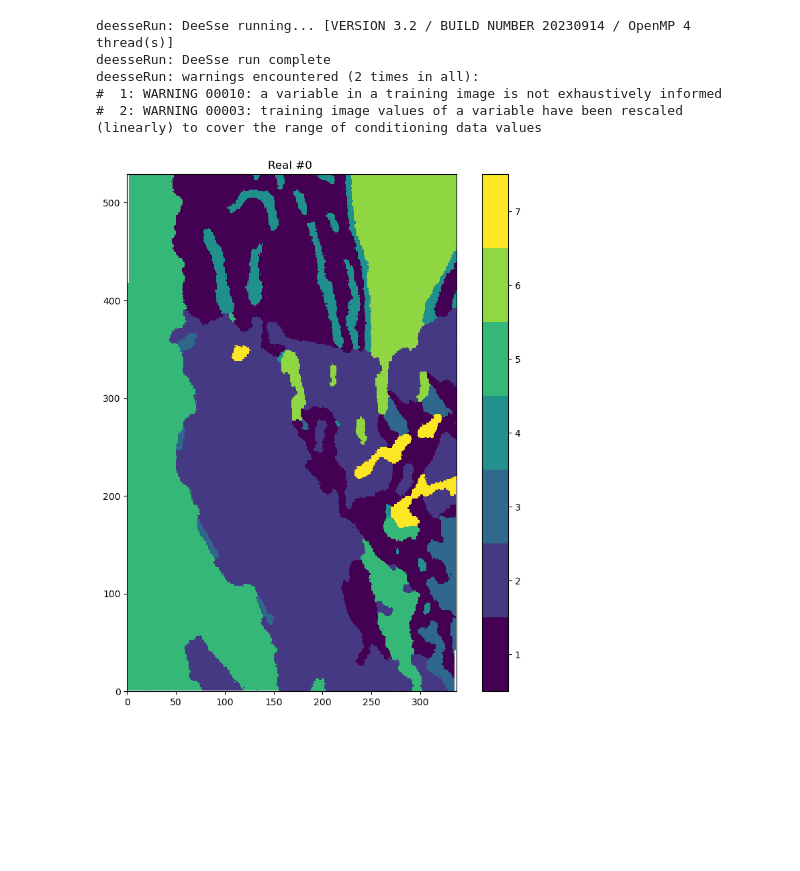
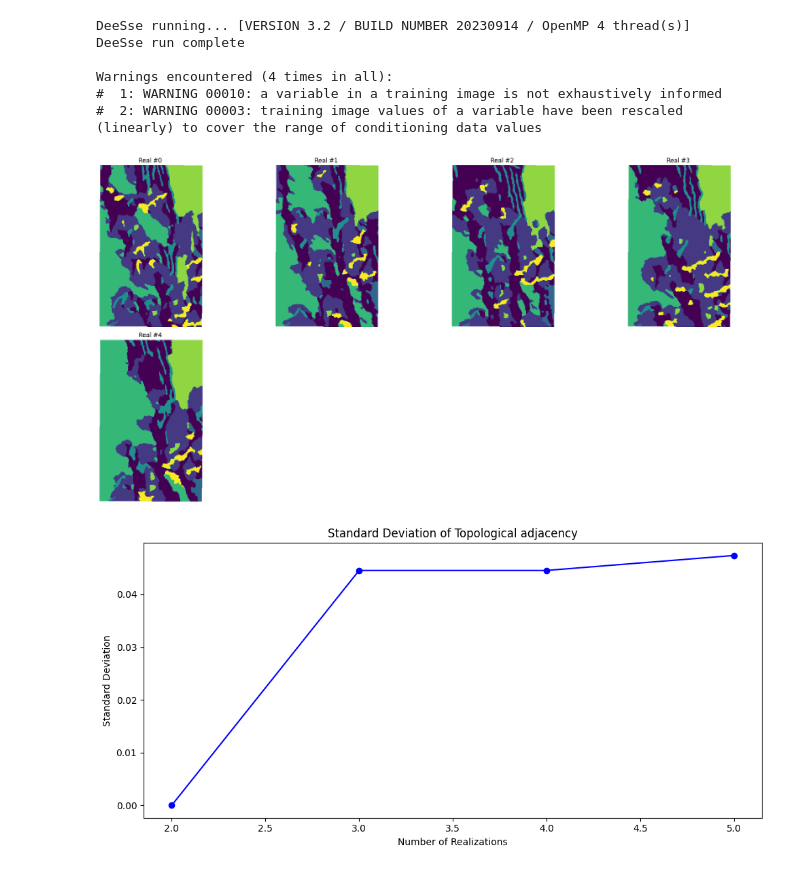
Before and after one commit to AxMeNi/GeoclassificationMPS, a Jupyter notebook: src/debug.ipynb, the cells around one changed output. Saved outputs shown, nothing was run; the diff lists cells and outputs as text; code cells hidden in the pictures; blank space fills up the shorter version.

```diff
--- a/src/debug.ipynb
+++ b/src/debug.ipynb
@@ -10,11 +10,11 @@ Répertoire courant : C:\users\amen0052\documents\personal\geoclassificationmps
 # %%
 verbose=True
-arg_seed=123
+arg_seed=852
 arg_n_ti=1
-arg_ti_pct_area=90
-arg_num_shape=15
-arg_aux_vars=["grid_lmp","grid_grv"]
-arg_output_dir="./output/tmp"
+arg_ti_pct_area=50
+arg_num_shape=5
+arg_aux_vars=["grid_mag","grid_lmp","grid_grv"]
+arg_output_dir="./output/base_case"
 # %%
 def get_simulation_info_custom(arg_seed = None, arg_n_ti = None, arg_ti_pct_area = None, arg_num_shape = None, arg_aux_vars = None, arg_output_dir = "./output"):
 
@@ -85,7 +85,7 @@ def get_simulation_info_custom(arg_seed = None, arg_n_ti = None, arg_ti_pct_area
     nn = 24  # Number of neighboring nodes
     dt = 0.1  # Distance threshold
     ms = 0.25  # Maximum scan fraction
-    numberofmpsrealizations = 10  # Number of Deesse realizations
+    numberofmpsrealizations = 5  # Number of Deesse realizations
     nthreads = 4  # Number of threads for parallel processing
 
     ##################### OUTPUT PARAMETERS #####################
@@ -100,7 +100,7 @@ def get_simulation_info_custom(arg_seed = None, arg_n_ti = None, arg_ti_pct_area
     deesse_output_folder = "deesse_output"
     prefix_deesse_output = "simulation"
 
-    plot_output_folder = "variability"
+    plot_output_folder = "variability/"+str(arg_aux_vars)
     prefix_histogram_dissimilarity = "jensen_shannon_divergence"
     prefix_entropy = "entropy"
     prefix_simvar_histograms = "histograms"
@@ -265,9 +265,9 @@ if "DependentSquares" in ti_methods :
     cc_sg, rr_sg = nc, nr
     if saveMask:
         plot_mask(ti_frame_DS[0],masking_strategy="Dependent Squares")
-        # save_mask(
-        #     ti_frame_DS[0],
-        #     "custom_mask",
-        #     output_directory=r"./data/"
-        # )
+        save_mask(
+            ti_frame_DS[0],
+            "custom_mask_"+str(arg_aux_vars),
+            output_directory=arg_output_dir
+        )
 # %% [output]
@@ -348,18 +344,20 @@ deesse_input = gn.deesseinterface.DeesseInput(
 # %%
 deesse_output = gn.deesseinterface.deesseRun(deesse_input, nthreads = nthreads, verbose = 2)
 # %% [output]
-deesseRun: DeeSse running... [VERSION 3.2 / BUILD NUMBER 20230914 / OpenMP 4 thread(s)]
-deesseRun: DeeSse run complete
-deesseRun: warnings encountered (2 times in all):
+DeeSse running... [VERSION 3.2 / BUILD NUMBER 20230914 / OpenMP 4 thread(s)]
+DeeSse run complete
+
+Warnings encountered (4 times in all):
 #  1: WARNING 00010: a variable in a training image is not exhaustively informed
 #  2: WARNING 00003: training image values of a variable have been rescaled (linearly) to cover the range of conditioning data values
 # %%
 if saveOutput:
-    save_simulation(deesse_output, params, output_directory=deesse_output_folder_complete)
+    save_simulation(deesse_output, params, output_directory=deesse_output_folder_complete, custom_name="_"+str(arg_aux_vars))
 # %%
-plot_realization(deesse_output=deesse_output)
+fig = plot_realizations(deesse_output=deesse_output, n_real = 5)
+save_plot(fig = fig, fname='desse_output_'+str(arg_aux_vars), output_directory=deesse_output_folder_complete, comments='', params=params)
 # %% [output]
-[figure, old version]
+[figure, new version]
 # %%
 sim = deesse_output['sim']
 all_sim_img = gn.img.gatherImages(sim) #Using the inplace function of geone to gather images
@@ -395,0 +394,30 @@ std_dist_hamming, realizations_range3 = calculate_std_deviation(dist_topo_hammin
+# %%
+#1 ENTROPY
+plot_entropy(ent, background_image=reference_var, categ_var_name="Lithofacies")
+save_plot(fname=prefix_entropy+f"_SEED{seed}_TIPCT{ti_pct_area}-TINSHP{ti_nshapes}-{aux_var_names}.png", output_directory=plot_output_folder_complete, comments=f'TIPCT{ti_pct_area}-TINSHP{ti_nshapes}-{aux_var_names}', params={"nsim":nsim})
+
+#2 HISTOGRAM DISSIMILARITY
+plot_histogram_dissimilarity(dist_hist, nsim, referenceIsPresent=True)
+save_plot(fname=prefix_histogram_dissimilarity+f"_SEED{seed}_TIPCT{ti_pct_area}-TINSHP{ti_nshapes}-{aux_var_names}.png", output_directory=plot_output_folder_complete, comments=f'TIPCT{ti_pct_area}-TINSHP{ti_nshapes}-{aux_var_names}', params={"nsim":nsim})
+
+#3 HISTOGRAMS
+plot_simvar_histograms(all_sim, nsim)
+save_plot(fname=prefix_simvar_histograms+f"_SEED{seed}_TIPCT{ti_pct_area}-TINSHP{ti_nshapes}-{aux_var_names}.png", output_directory=plot_output_folder_complete, comments=f'TIPCT{ti_pct_area}-TINSHP{ti_nshapes}-{aux_var_names}', params={"nsim":nsim})
+
+#4 TOPOLOGICAL ADAJCENCY
+plot_topological_adjacency(dist_topo_hamming, nsim, referenceIsPresent=True)
+save_plot(fname=prefix_topological_adjacency+f"_SEED{seed}_TIPCT{ti_pct_area}-TINSHP{ti_nshapes}-{aux_var_names}.png", output_directory=plot_output_folder_complete, comments=f'TIPCT{ti_pct_area}-TINSHP{ti_nshapes}-{aux_var_names}', params={"nsim":nsim})
+
+#5 PROPORTIONS
+plot_proportions(sim)
+save_plot(fname=prefix_proportions+f"_SEED{seed}_TIPCT{ti_pct_area}-TINSHP{ti_nshapes}-{aux_var_names}.png", output_directory=plot_output_folder_complete, comments=f'TIPCT{ti_pct_area}-TINSHP{ti_nshapes}-{aux_var_names}', params={"nsim":nsim})
+
+#6 STANDARD DEVIATON
+plot_standard_deviation(std_ent, realizations_range1, indicator_name="Entropy")
+save_plot(fname=prefix_std_deviation+f"_entropy_TIPCT{ti_pct_area}-TINSHP{ti_nshapes}-{aux_var_names}.png", output_directory=plot_output_folder_complete, comments=f'entropy_TIPCT{ti_pct_area}-TINSHP{ti_nshapes}-{aux_var_names}', params={"nsim":nsim})
+plot_standard_deviation(std_dist_hist, realizations_range2, indicator_name="Jensen Shanon divergence")
+save_plot(fname=prefix_std_deviation+f"_dist_histogram_TIPCT{ti_pct_area}-TINSHP{ti_nshapes}-{aux_var_names}.png", output_directory=plot_output_folder_complete, comments=f'dist_histogram_TIPCT{ti_pct_area}-TINSHP{ti_nshapes}-{aux_var_names}', params={"nsim":nsim})
+plot_standard_deviation(std_dist_hamming, realizations_range3, indicator_name="Topological adjacency")
+save_plot(fname=prefix_std_deviation+f"_dist_topo_hamming_TIPCT{ti_pct_area}-TINSHP{ti_nshapes}-{aux_var_names}.png", output_directory=plot_output_folder_complete, comments=f'dist_topo_hamming_TIPCT{ti_pct_area}-TINSHP{ti_nshapes}-{aux_var_names}', params={"nsim":nsim})
+# %% [output]
+[figure, added]
```
Also changed, not shown: parts of 6 cells of this notebook, 3 other files.
